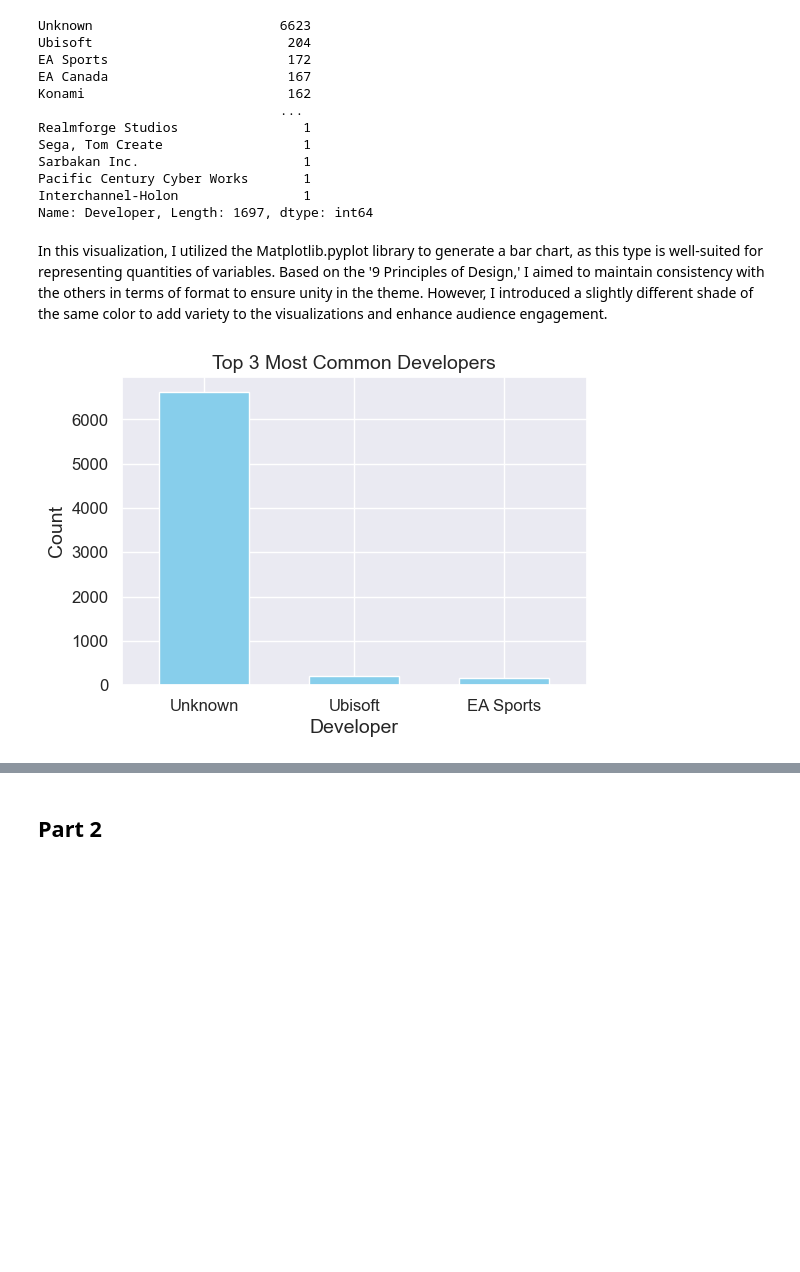
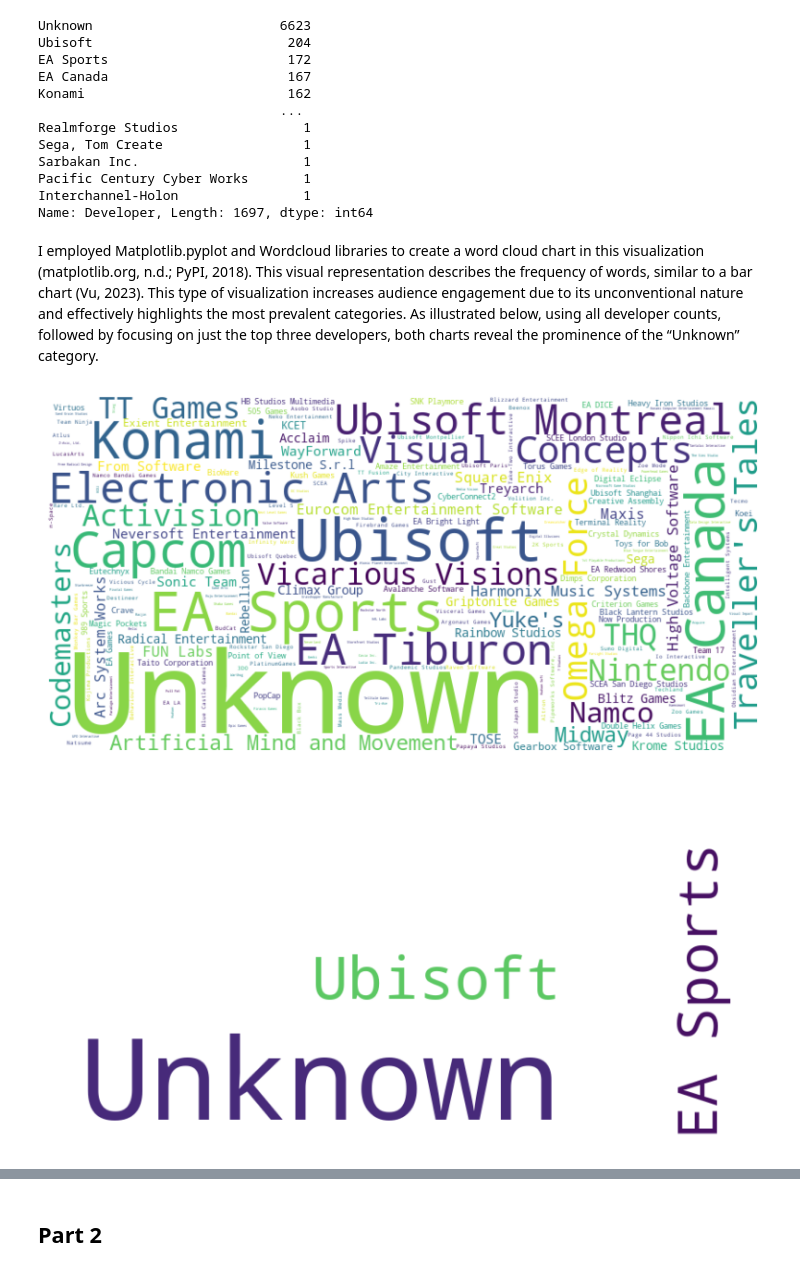
Before and after one commit to Daniela-MB/Data_visualisation_video_games_analysis, a Jupyter notebook: DanielaMarianoBarreto_DVizHDip_CA1.ipynb, the cells around one changed output, grey strips where cells are left out. Saved outputs shown, nothing was run; the diff lists cells and outputs as text; code cells hidden in the pictures; blank space fills up the shorter version.

Commit message:
chart change

```diff
--- a/DanielaMarianoBarreto_DVizHDip_CA1.ipynb
+++ b/DanielaMarianoBarreto_DVizHDip_CA1.ipynb
@@ -794,17 +795,20 @@ Pacific Century Cyber Works       1
 Interchannel-Holon                1
 Name: Developer, Length: 1697, dtype: int64
 # %% [markdown]
-In this visualization, I utilized the Matplotlib.pyplot library to generate a bar chart, as this type is well-suited for representing quantities of variables. Based on the '9 Principles of Design,' I aimed to maintain consistency with the others in terms of format to ensure unity in the theme. However, I introduced a slightly different shade of the same color to add variety to the visualizations and enhance audience engagement.
+I employed Matplotlib.pyplot and Wordcloud libraries to create a word cloud chart in this visualization (matplotlib.org, n.d.; PyPI, 2018). This visual representation describes the frequency of words, similar to a bar chart (Vu, 2023). This type of visualization increases audience engagement due to its unconventional nature and effectively highlights the most prevalent categories. As illustrated below, using all developer counts, followed by focusing on just the top three developers, both charts reveal the prominence of the “Unknown” category.
-# %%
-plt.figure(figsize=(6, 4))
-top_3_devs.plot(kind='bar', color='skyblue', width=0.6)
-plt.title('Top 3 Most Common Developers', fontdict={"fontsize":14})
-plt.xlabel('Developer', fontdict={"fontsize":14})
-plt.ylabel('Count', fontdict={"fontsize":14})
-plt.xticks(fontsize=12)
-plt.yticks(fontsize=12)
-plt.xticks(rotation=0)
-plt.show()
-# %% [output]
-[figure, removed]
+# %%
+wordcloud = WordCloud(width=800, height=400, background_color='white').generate_from_frequencies(dev_counts)
+plt.figure(figsize=(10, 5))
+plt.imshow(wordcloud, interpolation='bilinear')
+plt.axis('off')
+plt.show()
+
+wordcloud = WordCloud(width=800, height=400, background_color='white').generate_from_frequencies(top_3_devs)
+plt.figure(figsize=(10, 5))
+plt.imshow(wordcloud, interpolation='bilinear')
+plt.axis('off')
+plt.show()
+# %% [output]
+[figure, added]
+[figure, added]
 # %% [markdown]
```
Also changed, not shown: parts of 22 cells of this notebook.
